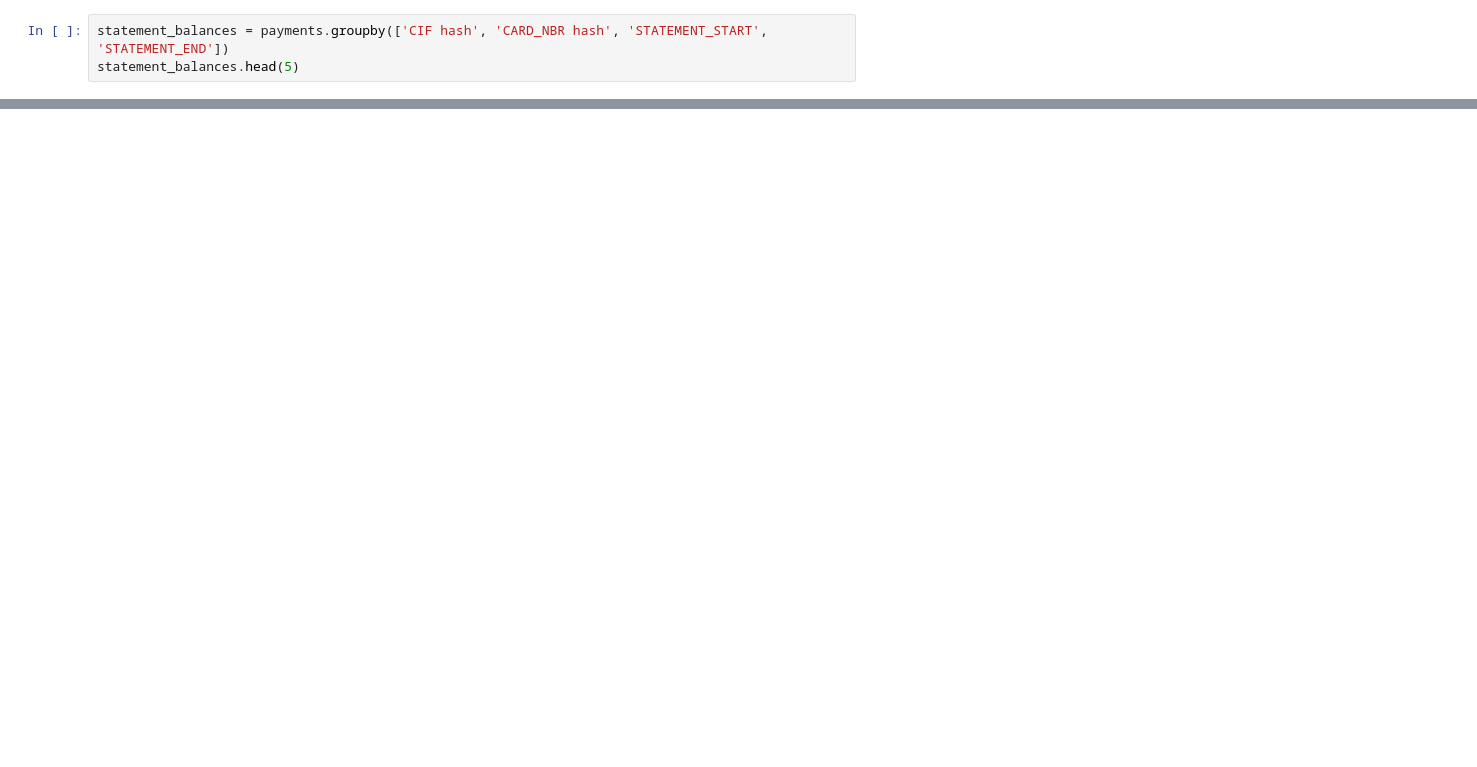
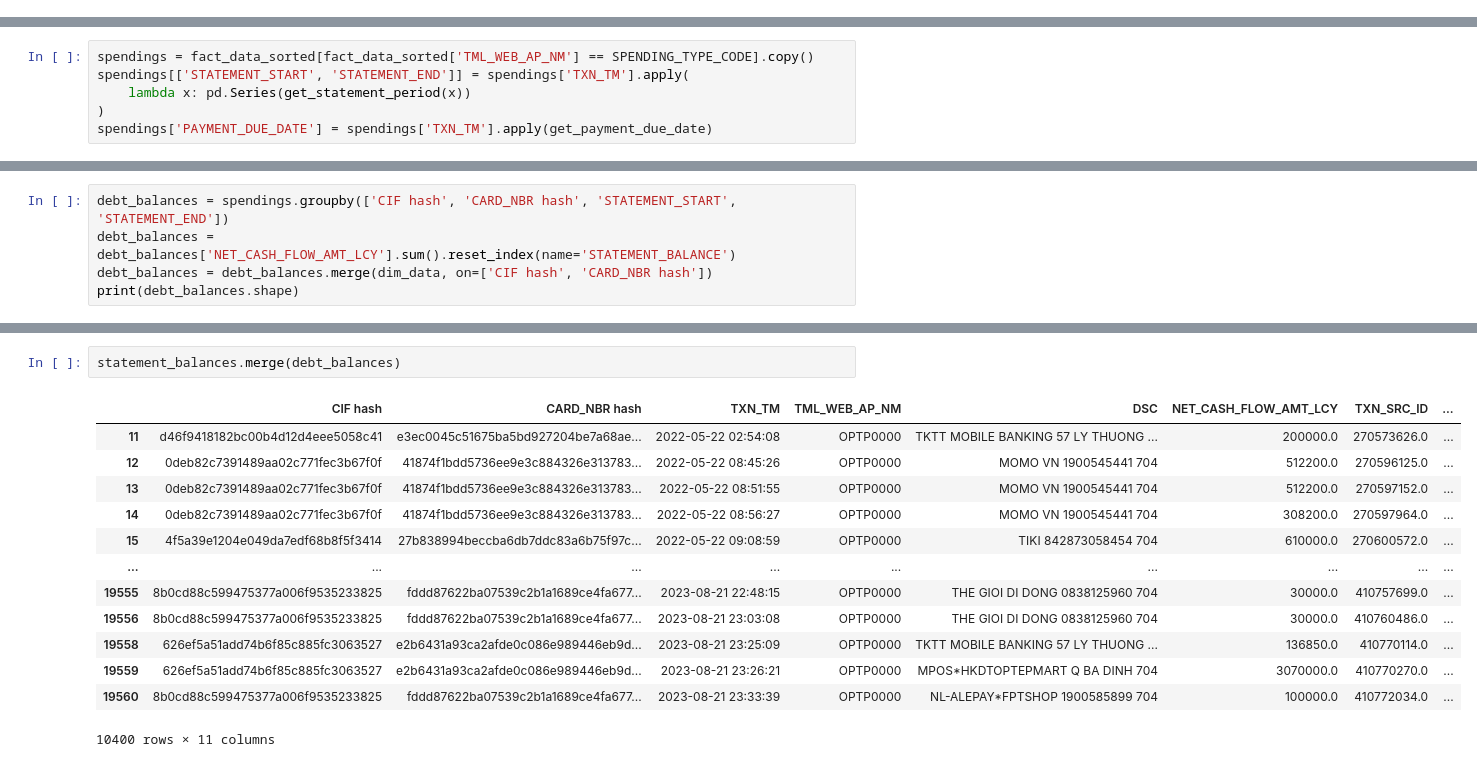
Before and after one commit to Kiennguyen08/credit_tp, a Jupyter notebook: credits.ipynb, the cells around one changed output, grey strips where cells are left out. Cells and saved outputs as stored; diff of their text form; blank space fills up the shorter version.

```diff
--- a/credits.ipynb
+++ b/credits.ipynb
@@ -76,3 +84,0 @@ statement_balances
-# %%
-statement_balances = payments.groupby(['CIF hash', 'CARD_NBR hash', 'STATEMENT_START', 'STATEMENT_END'])
-statement_balances.head(5)
@@ -92,0 +85,6 @@ statement_balances.head(5)
+# %%
+spendings = fact_data_sorted[fact_data_sorted['TML_WEB_AP_NM'] == SPENDING_TYPE_CODE].copy()
+spendings[['STATEMENT_START', 'STATEMENT_END']] = spendings['TXN_TM'].apply(
+    lambda x: pd.Series(get_statement_period(x))
+)
+spendings['PAYMENT_DUE_DATE'] = spendings['TXN_TM'].apply(get_payment_due_date)
@@ -92,0 +111,5 @@ statement_balances.head(5)
+# %%
+debt_balances = spendings.groupby(['CIF hash', 'CARD_NBR hash', 'STATEMENT_START', 'STATEMENT_END'])
+debt_balances = debt_balances['NET_CASH_FLOW_AMT_LCY'].sum().reset_index(name='STATEMENT_BALANCE')
+debt_balances = debt_balances.merge(dim_data, on=['CIF hash', 'CARD_NBR hash'])
+print(debt_balances.shape)
@@ -92,0 +134,16 @@ statement_balances.head(5)
+# %%
+statement_balances.merge(debt_balances)
+# %% [output]
+|  | CIF hash | CARD_NBR hash | TXN_TM | TML_WEB_AP_NM | DSC | NET_CASH_FLOW_AMT_LCY | TXN_SRC_ID | ... |
+| 11 | d46f9418182bc00b4d12d4eee5058c41 | e3ec0045c51675ba5bd927204be7a68ae... | 2022-05-22 02:54:08 | OPTP0000 | TKTT MOBILE BANKING 57 LY THUONG ... | 200000.0 | 270573626.0 | ... |
+| 12 | 0deb82c7391489aa02c771fec3b67f0f | 41874f1bdd5736ee9e3c884326e313783... | 2022-05-22 08:45:26 | OPTP0000 | MOMO VN 1900545441 704 | 512200.0 | 270596125.0 | ... |
+| 13 | 0deb82c7391489aa02c771fec3b67f0f | 41874f1bdd5736ee9e3c884326e313783... | 2022-05-22 08:51:55 | OPTP0000 | MOMO VN 1900545441 704 | 512200.0 | 270597152.0 | ... |
+| 14 | 0deb82c7391489aa02c771fec3b67f0f | 41874f1bdd5736ee9e3c884326e313783... | 2022-05-22 08:56:27 | OPTP0000 | MOMO VN 1900545441 704 | 308200.0 | 270597964.0 | ... |
+| 15 | 4f5a39e1204e049da7edf68b8f5f3414 | 27b838994beccba6db7ddc83a6b75f97c... | 2022-05-22 09:08:59 | OPTP0000 | TIKI 842873058454 704 | 610000.0 | 270600572.0 | ... |
+| ... | ... | ... | ... | ... | ... | ... | ... | ... |
+| 19555 | 8b0cd88c599475377a006f9535233825 | fddd87622ba07539c2b1a1689ce4fa677... | 2023-08-21 22:48:15 | OPTP0000 | THE GIOI DI DONG 0838125960 704 | 30000.0 | 410757699.0 | ... |
+| 19556 | 8b0cd88c599475377a006f9535233825 | fddd87622ba07539c2b1a1689ce4fa677... | 2023-08-21 23:03:08 | OPTP0000 | THE GIOI DI DONG 0838125960 704 | 30000.0 | 410760486.0 | ... |
+| 19558 | 626ef5a51add74b6f85c885fc3063527 | e2b6431a93ca2afde0c086e989446eb9d... | 2023-08-21 23:25:09 | OPTP0000 | TKTT MOBILE BANKING 57 LY THUONG ... | 136850.0 | 410770114.0 | ... |
+| 19559 | 626ef5a51add74b6f85c885fc3063527 | e2b6431a93ca2afde0c086e989446eb9d... | 2023-08-21 23:26:21 | OPTP0000 | MPOS*HKDTOPTEPMART Q BA DINH 704 | 3070000.0 | 410770270.0 | ... |
+| 19560 | 8b0cd88c599475377a006f9535233825 | fddd87622ba07539c2b1a1689ce4fa677... | 2023-08-21 23:33:39 | OPTP0000 | NL-ALEPAY*FPTSHOP 1900585899 704 | 100000.0 | 410772034.0 | ... |
+10400 rows × 11 columns
```
Also changed, not shown: parts of 9 cells of this notebook, 2 other files.
